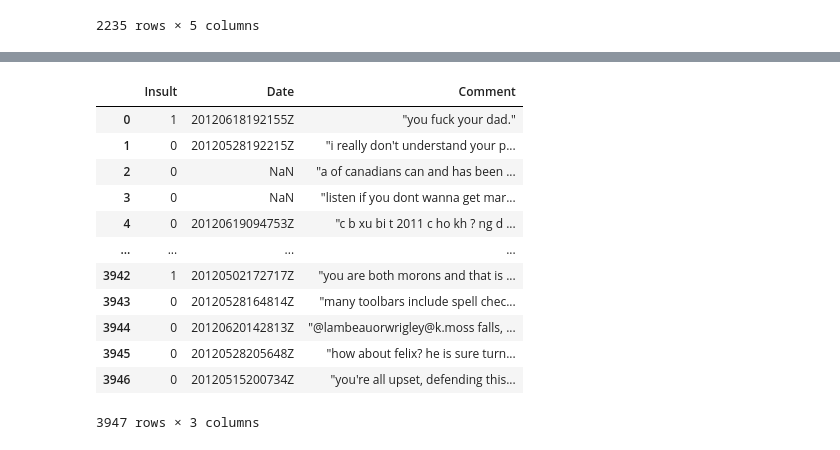
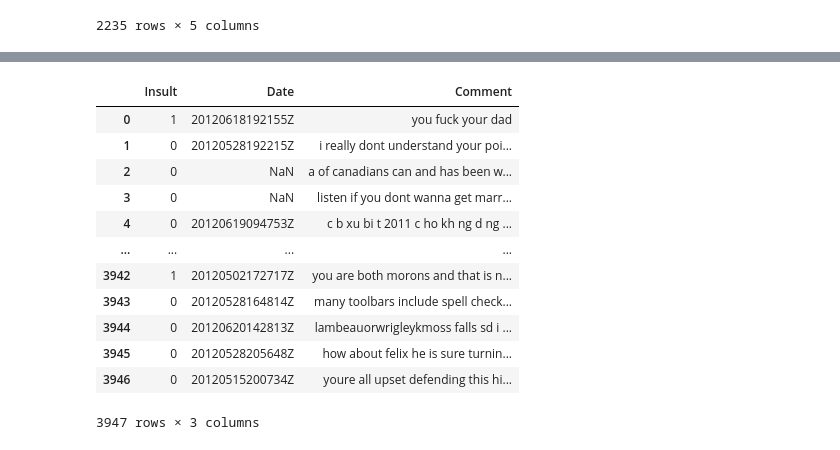
Before and after one commit to giorgosma/DataMiningProj3_2020, a Jupyter notebook: sdi1500089.ipynb, the cells around one changed output, grey strips where cells are left out. Drawn from its saved outputs; the diff is of its cells as text; code cells hidden in the pictures.

```diff
--- a/sdi1500089.ipynb
+++ b/sdi1500089.ipynb
@@ -185,32 +193,22 @@ testSetDf
 # %%
-trainDF['Comment'] = trainDF['Comment'].str.replace('http[s]?://(?:[a-zA-Z]|[0-9]|[$-_@.&+]|[!*\(\),]|(?:%[0-9a-fA-F][0-9a-fA-F]))+',' ', regex=True)
-#trainDF['Comment'] = trainDF['Comment'].str.replace("\\[a-z]|[\]", " ", regex=True)
+trainDF['Comment'] = trainDF['Comment'].str.replace('http[s]?://(?:[a-zA-Z]|[0-9]|[$-_@.&+]|[!*\(\),]|(?:%[0-9a-fA-F][0-9a-fA-F]))+','', regex=True)
 
-trainDF['Comment'] = trainDF['Comment'].str.replace(r"\\+\w+", "", regex=True)
+trainDF['Comment'] = trainDF['Comment'].str.replace(r'\\+\w+', '', regex=True)
 
-#trainDF['Comment'] = trainDF['Comment'].apply(lambda x: re.split('https:\/\/.*', str(x))[0])
-#trainDF['Comment'] = trainDF['Comment'].apply(lambda x: re.split('http:\/\/.*', str(x))[0])
-
-# trainDF['Comment'] = trainDF['Comment'].replace('https:.^\s\n\r','', regex=True)
-# trainDF['Comment'] = trainDF['Comment'].replace('http:.^\s\n\r','', regex=True)
-#trainDF["Comment"] = trainDF["Comment"].str.replace('[^\w\s]',' ')
-#trainDF["Comment"] = trainDF["Comment"].str.replace('[^\w\s]','', regex=True)
-#trainDF['Comment'] = trainDF['Comment'].str.replace('[/.,\/#!$%\^&\*;:=\-_`~/g]', ' ', regex=True)
-#trainDF['Comment'] = trainDF['Comment'].apply(lambda x: re.split('https:\/\/.*', str(x))[0])
-trainDF.to_csv('./data/deletedTrain.csv')
+trainDF['Comment'] = trainDF['Comment'].str.replace('[^\w\s]', '', regex=True)
 
 trainDF
 # %% [output]
 |  | Insult | Date | Comment |
-| 0 | 1 | 20120618192155Z | "you fuck your dad." |
-| 1 | 0 | 20120528192215Z | "i really don't understand your p... |
-| 2 | 0 | NaN | "a of canadians can and has been ... |
-| 3 | 0 | NaN | "listen if you dont wanna get mar... |
-| 4 | 0 | 20120619094753Z | "c b xu bi t 2011 c ho kh ? ng d ... |
+| 0 | 1 | 20120618192155Z | you fuck your dad |
+| 1 | 0 | 20120528192215Z | i really dont understand your poi... |
+| 2 | 0 | NaN | a of canadians can and has been w... |
+| 3 | 0 | NaN | listen if you dont wanna get marr... |
+| 4 | 0 | 20120619094753Z | c b xu bi t 2011 c ho kh ng d ng ... |
 | ... | ... | ... | ... |
-| 3942 | 1 | 20120502172717Z | "you are both morons and that is ... |
-| 3943 | 0 | 20120528164814Z | "many toolbars include spell chec... |
-| 3944 | 0 | 20120620142813Z | "@lambeauorwrigley@k.moss falls, ... |
-| 3945 | 0 | 20120528205648Z | "how about felix? he is sure turn... |
-| 3946 | 0 | 20120515200734Z | "you're all upset, defending this... |
+| 3942 | 1 | 20120502172717Z | you are both morons and that is n... |
+| 3943 | 0 | 20120528164814Z | many toolbars include spell check... |
+| 3944 | 0 | 20120620142813Z | lambeauorwrigleykmoss falls sd i ... |
+| 3945 | 0 | 20120528205648Z | how about felix he is sure turnin... |
+| 3946 | 0 | 20120515200734Z | youre all upset defending this hi... |
 3947 rows × 3 columns
```
Also changed, not shown: parts of 44 cells of this notebook, 1 other file.
